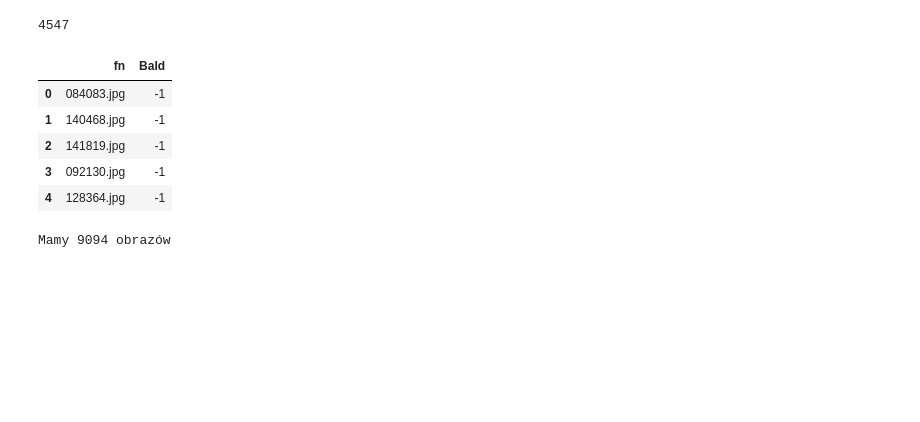
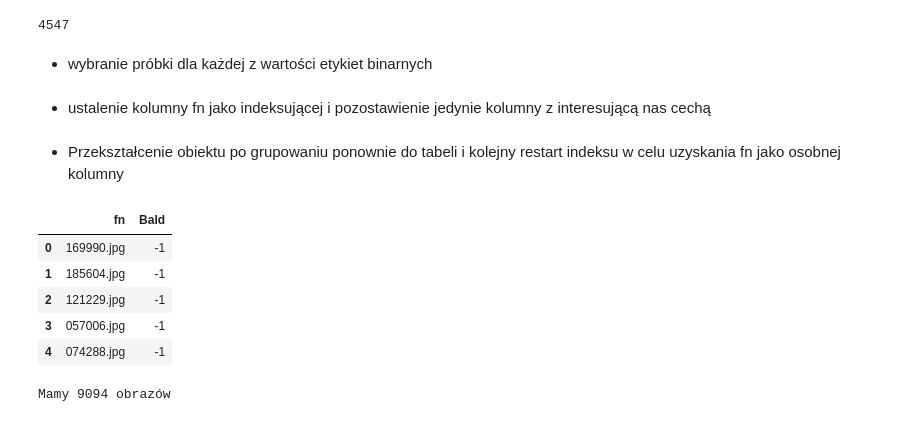
Before and after one commit to Feridum/AI-Workshop-polsl, a Jupyter notebook: notebooks/CelebA-CNN.ipynb, the cells around one changed output. Drawn from its saved outputs; the diff is of its cells as text; code cells hidden in the pictures; blank space fills up the shorter version.

```diff
--- a/notebooks/CelebA-CNN.ipynb
+++ b/notebooks/CelebA-CNN.ipynb
@@ -126,16 +128,26 @@ n_samples = np.min([10000//2,df_balanced.size().min()])
 n_samples
 # %% [output]
 4547
+# %% [markdown]
+* wybranie próbki dla każdej z wartości etykiet binarnych
 # %%
-df_balanced = (pd.DataFrame(df_balanced.apply(lambda x: x.sample(n_samples).reset_index(drop=True))).set_index('fn')[examined_feature]).to_frame().reset_index()
-df_balanced.head()
+df_balanced = df_balanced.apply(lambda x: x.sample(n_samples))
-# %% [output]
-|  | fn | Bald |
-| 0 | 084083.jpg | -1 |
-| 1 | 140468.jpg | -1 |
-| 2 | 141819.jpg | -1 |
-| 3 | 092130.jpg | -1 |
-| 4 | 128364.jpg | -1 |
+# %% [markdown]
+* ustalenie kolumny fn jako indeksującej i pozostawienie jedynie kolumny z interesującą nas cechą
+# %%
+df_balanced = df_balanced.set_index('fn')[examined_feature]
+# %% [markdown]
+* Przekształcenie obiektu po grupowaniu ponownie do tabeli i kolejny restart indeksu w celu uzyskania fn jako osobnej kolumny
+# %%
+df_balanced = (df_balanced.to_frame()[examined_feature]).reset_index() #przekształcamy obiekt po grupowaniu ponownie do pd.DataFrame, a następnie resetujemy indeks.
+df_balanced.head()
+# %% [output]
+|  | fn | Bald |
+| 0 | 169990.jpg | -1 |
+| 1 | 185604.jpg | -1 |
+| 2 | 121229.jpg | -1 |
+| 3 | 057006.jpg | -1 |
+| 4 | 074288.jpg | -1 |
 # %%
 print('Mamy',str(len(df_balanced)),'obrazów')
 # %% [output]
```
Also changed, not shown: parts of 1 cell of this notebook.
